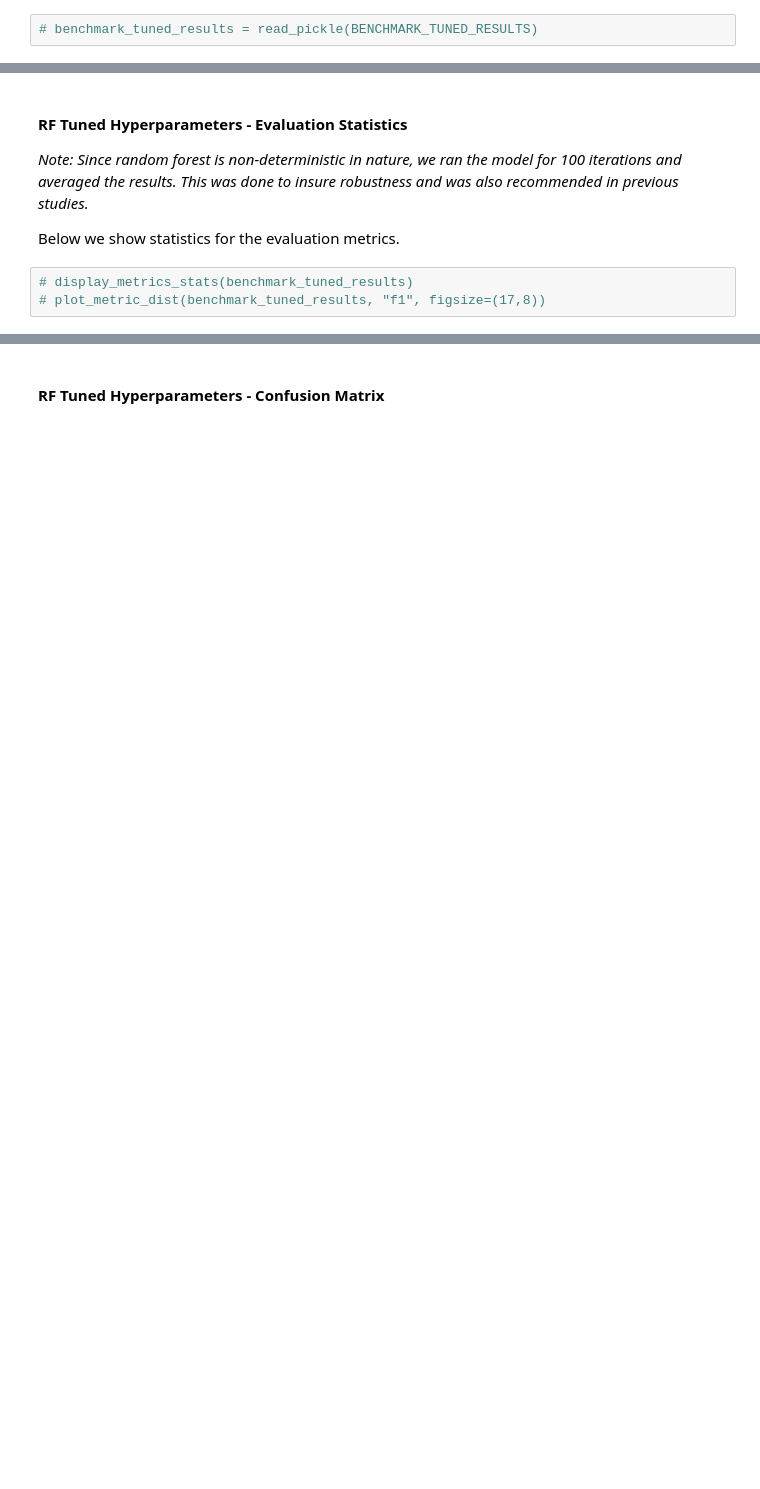
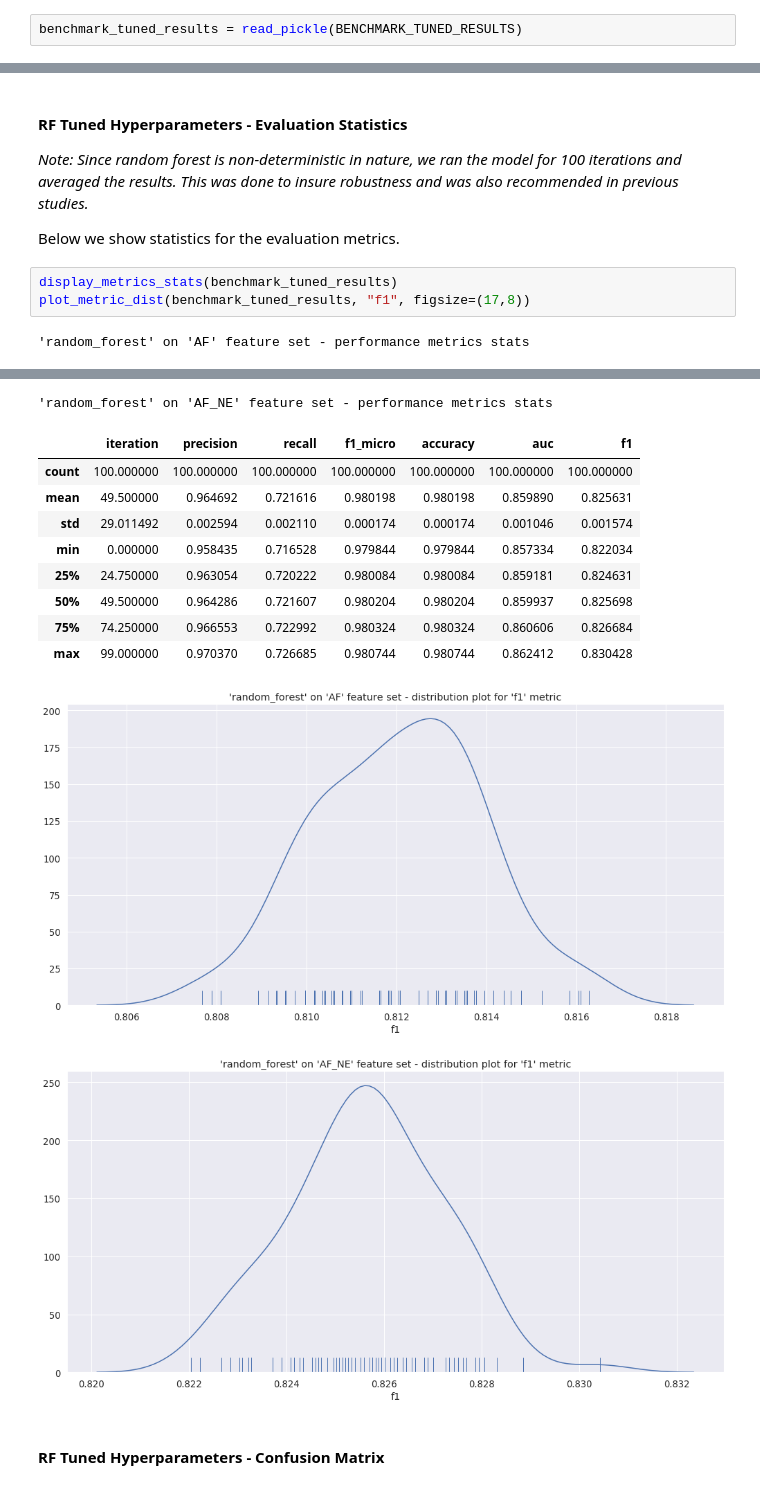
Before and after one commit to achmand/aml-crypto-graph, a Jupyter notebook: src/2.2_experiment_results.ipynb, the cells around one changed output, grey strips where cells are left out. Cells and saved outputs as stored; diff of their text form; blank space fills up the shorter version.

Commit message:
Added resutls for tuned RF

```diff
--- a/src/2.2_experiment_results.ipynb
+++ b/src/2.2_experiment_results.ipynb
@@ -168,7 +168,7 @@ Parameters used for 'random_forest' on 'AF' feature set
 # %% [markdown]
 ### Random Forest  - Tuned Hyperparameters
 # %%
-# benchmark_tuned_results = read_pickle(BENCHMARK_TUNED_RESULTS)
+benchmark_tuned_results = read_pickle(BENCHMARK_TUNED_RESULTS)
 # %% [markdown]
 #### RF Tuned Hyperparameters - Evaluation Metrics
 - <i>Precision</i>
@@ -193,5 +198,7 @@ Parameters used for 'random_forest' on 'AF' feature set
 
 Below we show statistics for the evaluation metrics.
 # %%
-# display_metrics_stats(benchmark_tuned_results)
-# plot_metric_dist(benchmark_tuned_results, "f1", figsize=(17,8))
+display_metrics_stats(benchmark_tuned_results)
+plot_metric_dist(benchmark_tuned_results, "f1", figsize=(17,8))
+# %% [output]
+'random_forest' on 'AF' feature set - performance metrics stats
@@ -198,3 +214,15 @@ Below we show statistics for the evaluation metrics.
+'random_forest' on 'AF_NE' feature set - performance metrics stats
+|  | iteration | precision | recall | f1_micro | accuracy | auc | f1 |
+| count | 100.000000 | 100.000000 | 100.000000 | 100.000000 | 100.000000 | 100.000000 | 100.000000 |
+| mean | 49.500000 | 0.964692 | 0.721616 | 0.980198 | 0.980198 | 0.859890 | 0.825631 |
+| std | 29.011492 | 0.002594 | 0.002110 | 0.000174 | 0.000174 | 0.001046 | 0.001574 |
+| min | 0.000000 | 0.958435 | 0.716528 | 0.979844 | 0.979844 | 0.857334 | 0.822034 |
+| 25% | 24.750000 | 0.963054 | 0.720222 | 0.980084 | 0.980084 | 0.859181 | 0.824631 |
+| 50% | 49.500000 | 0.964286 | 0.721607 | 0.980204 | 0.980204 | 0.859937 | 0.825698 |
+| 75% | 74.250000 | 0.966553 | 0.722992 | 0.980324 | 0.980324 | 0.860606 | 0.826684 |
+| max | 99.000000 | 0.970370 | 0.726685 | 0.980744 | 0.980744 | 0.862412 | 0.830428 |
+[figure, added]
+[figure, added]
 # %% [markdown]
 ####  RF Tuned Hyperparameters - Confusion Matrix
 # %%
```
Also changed, not shown: parts of 8 cells of this notebook, 1 other file.
